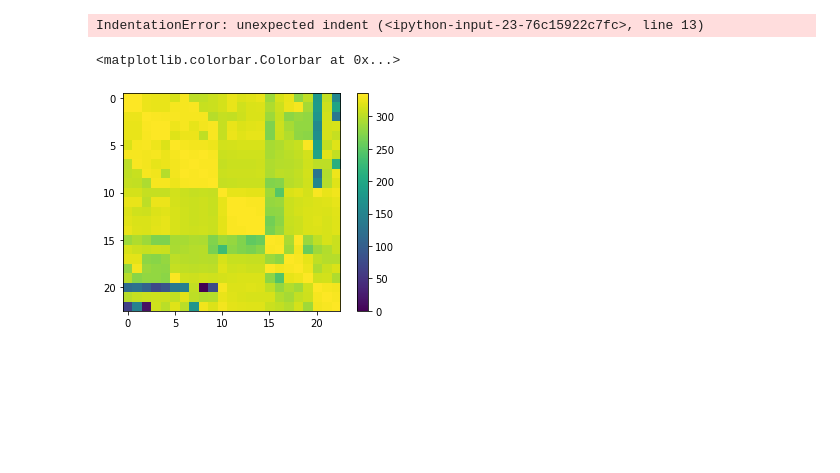
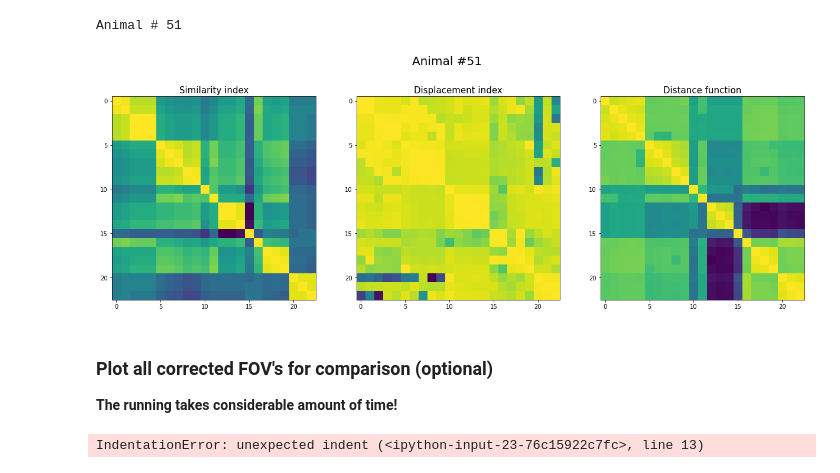
Before and after one commit to mchini/Yang_Chini_et_al, a Jupyter notebook: notebooks/Validation_FOV_alignment.ipynb, the cells around one changed output. Cells and saved outputs as stored; diff of their text form; code cells hidden in the pictures; blank space fills up the shorter version.

```diff
--- a/notebooks/Validation_FOV_alignment.ipynb
+++ b/notebooks/Validation_FOV_alignment.ipynb
@@ -384,3 +310,69 @@ for i in range(np.shape(images_mean)[2]):
+# %%
+from PIL import Image
+import imagehash
+
+
+for animal in animals:
+    print("Animal #", str(animal))
+
+    meta_animal = meta_data[meta_data['Mouse'] == animal]
+    recordings = meta_animal['Number']
+    index_similarity = np.zeros((np.shape(recordings)[0], np.shape(recordings)[0]))
+
+    cut = 100
+
+    images_mean = np.zeros((512, 512, np.shape(recordings)[0]))
+    images_mean_enh = np.zeros((512, 512, np.shape(recordings)[0]))
+
+        # load all (enhanced) images
+    for idx, recording in enumerate(recordings):
+        options = np.load(meta_data['Folder'][recording] +
+                              meta_data['Subfolder'][recording] +
+                              str(int(meta_data['Recording idx'][recording])) +
+                              '/suite2p/plane0/ops.npy',
+                              allow_pickle=True)
+        # mean image or mean enhanced image
+        images_mean[:, :, idx] = options.item(0)['meanImg']
+        images_mean_enh[:, :, idx] = options.item(0)['meanImgE']
+
+
+    for idx0 in range(np.shape(images_mean)[2]):
+        for idx1 in range(idx0, np.shape(images_mean)[2]):
+            hash1=imagehash.average_hash(Image.fromarray(images_mean[cut:-cut, cut:-cut, idx0]))
+            otherhash=imagehash.average_hash(Image.fromarray(images_mean[cut:-cut, cut:-cut, idx1]))
+            index_similarity[idx0,idx1] = (hash1 - otherhash)
+            index_similarity[idx1,idx0] = (hash1 - otherhash)
+    index_similarity = (np.max(index_similarity)-index_similarity)/np.max(index_similarity)
+
+    best_tmats = np.load(path4results+'StackReg/' + str(animal) + "_best_tmats.npy")
+    best_score = np.load(path4results+'StackReg/' + str(animal) + "_best_score.npy")
+
+    metric_best_tmats = np.abs(best_tmats)
+    metric_best_tmats = metric_best_tmats.sum(axis=(2,3))
+    metric_best_tmats = np.max(metric_best_tmats) - metric_best_tmats
+
+    metric_best_score = (np.max(best_score)-best_score)/np.max(best_score)
+    #plt.xticks(np.arange(0, np.shape(images_mean)[2], 1));
+    #plt.yticks(np.arange(0, np.shape(images_mean)[2], 1));
+
+    fig, ax = plt.subplots(1,3, figsize=(21, 7))
+
+    ax[0].imshow(index_similarity)
+    ax[0].set_title("Similarity index", fontsize = 15)
+    ax[1].imshow(metric_best_tmats)
+    ax[1].set_title("Displacement index", fontsize = 15)
+    ax[2].imshow(metric_best_score)
+    ax[2].set_title("Distance function", fontsize = 15)
+    fig.suptitle('Animal #' + str(animal), fontsize = 20)
+
+    plt.savefig("./FOV_Validation_" + str(animal) + ".png")
+# %% [output]
+Animal # 51
+[figure, added]
+# %% [markdown]
+### Plot all corrected FOV's for comparison (optional)
+
+**The running takes considerable amount of time!**
 # %%
 for animal in animals:
 
@@ -473,12 +465,3 @@ for animal in animals:
                 #plt.savefig(save_plots_path + "StackRegVisualInspection/"  + str(animal) + '/' + file_title + "_d_reference_m_corrected.png")
 # %% [output]
 IndentationError: unexpected indent (<ipython-input-23-76c15922c7fc>, line 13)
-# %%
-metric = np.abs(best_tmats)
-metric = metric.sum(axis=(2,3))
-metric = np.max(metric) - metric
-plt.imshow(metric)
-plt.colorbar()
-# %% [output]
-<matplotlib.colorbar.Colorbar at 0x...>
-[figure, removed]
```
Also changed, not shown: parts of 21 cells of this notebook, 7 other files.
